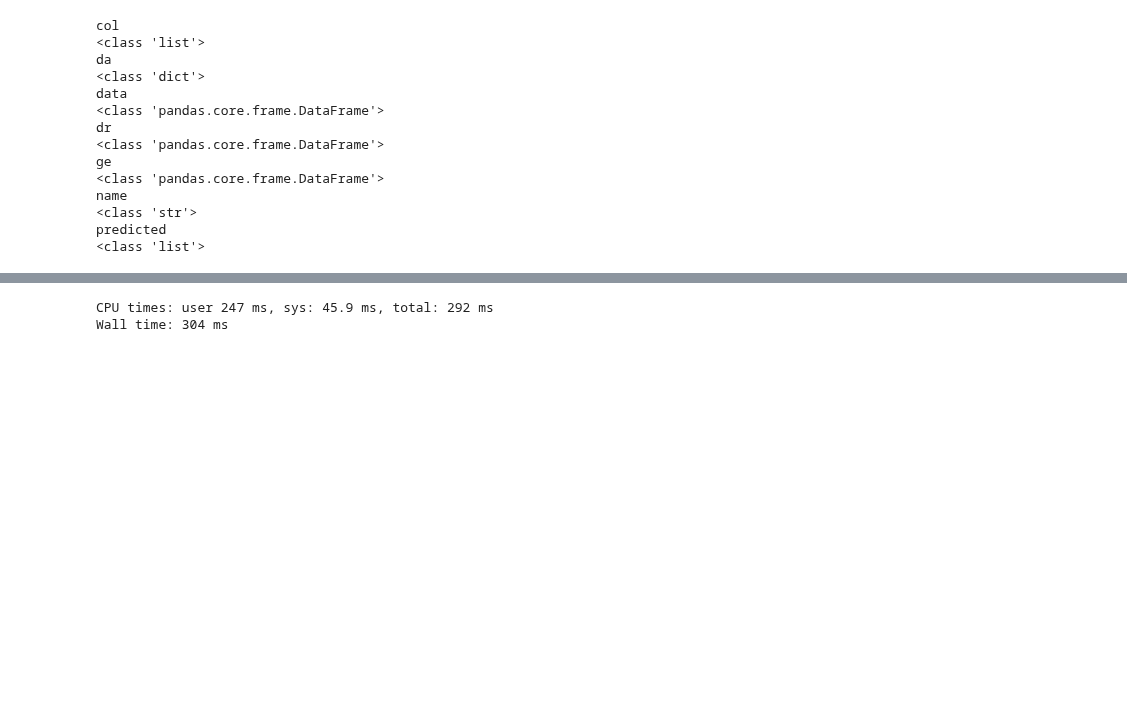
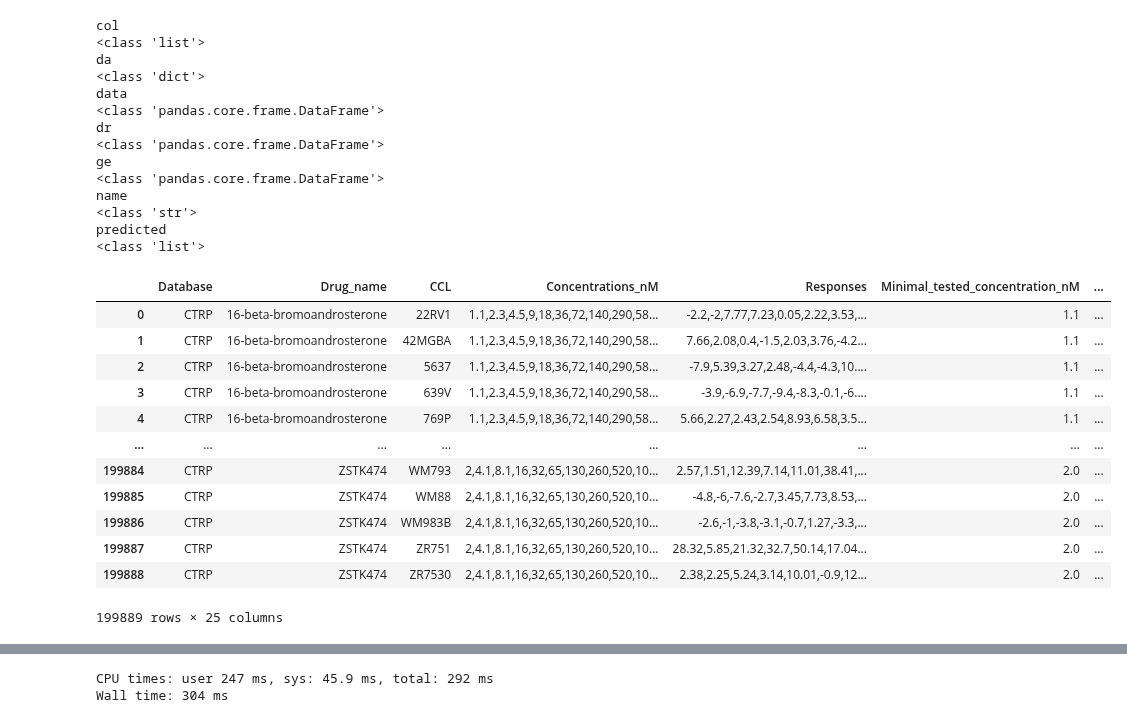
Before and after one commit to lucas-ubm/phc-data-pipeline, a Jupyter notebook: Messing.ipynb, the cells around one changed output, grey strips where cells are left out. Drawn from its saved outputs; the diff is of its cells as text; code cells hidden in the pictures; blank space fills up the shorter version.

```diff
--- a/Messing.ipynb
+++ b/Messing.ipynb
@@ -296,3 +271,19 @@ name
 <class 'str'>
 predicted
 <class 'list'>
+# %%
+aag.dr.loc['ctrp']
+# %% [output]
+|  | Database | Drug_name | CCL | Concentrations_nM | Responses | Minimal_tested_concentration_nM | ... |
+| 0 | CTRP | 16-beta-bromoandrosterone | 22RV1 | 1.1,2.3,4.5,9,18,36,72,140,290,58... | -2.2,-2,7.77,7.23,0.05,2.22,3.53,... | 1.1 | ... |
+| 1 | CTRP | 16-beta-bromoandrosterone | 42MGBA | 1.1,2.3,4.5,9,18,36,72,140,290,58... | 7.66,2.08,0.4,-1.5,2.03,3.76,-4.2... | 1.1 | ... |
+| 2 | CTRP | 16-beta-bromoandrosterone | 5637 | 1.1,2.3,4.5,9,18,36,72,140,290,58... | -7.9,5.39,3.27,2.48,-4.4,-4.3,10.... | 1.1 | ... |
+| 3 | CTRP | 16-beta-bromoandrosterone | 639V | 1.1,2.3,4.5,9,18,36,72,140,290,58... | -3.9,-6.9,-7.7,-9.4,-8.3,-0.1,-6.... | 1.1 | ... |
+| 4 | CTRP | 16-beta-bromoandrosterone | 769P | 1.1,2.3,4.5,9,18,36,72,140,290,58... | 5.66,2.27,2.43,2.54,8.93,6.58,3.5... | 1.1 | ... |
+| ... | ... | ... | ... | ... | ... | ... | ... |
+| 199884 | CTRP | ZSTK474 | WM793 | 2,4.1,8.1,16,32,65,130,260,520,10... | 2.57,1.51,12.39,7.14,11.01,38.41,... | 2.0 | ... |
+| 199885 | CTRP | ZSTK474 | WM88 | 2,4.1,8.1,16,32,65,130,260,520,10... | -4.8,-6,-7.6,-2.7,3.45,7.73,8.53,... | 2.0 | ... |
+| 199886 | CTRP | ZSTK474 | WM983B | 2,4.1,8.1,16,32,65,130,260,520,10... | -2.6,-1,-3.8,-3.1,-0.7,1.27,-3.3,... | 2.0 | ... |
+| 199887 | CTRP | ZSTK474 | ZR751 | 2,4.1,8.1,16,32,65,130,260,520,10... | 28.32,5.85,21.32,32.7,50.14,17.04... | 2.0 | ... |
+| 199888 | CTRP | ZSTK474 | ZR7530 | 2,4.1,8.1,16,32,65,130,260,520,10... | 2.38,2.25,5.24,3.14,10.01,-0.9,12... | 2.0 | ... |
+199889 rows × 25 columns
```
Also changed, not shown: parts of 40 cells of this notebook, 3 other files.
